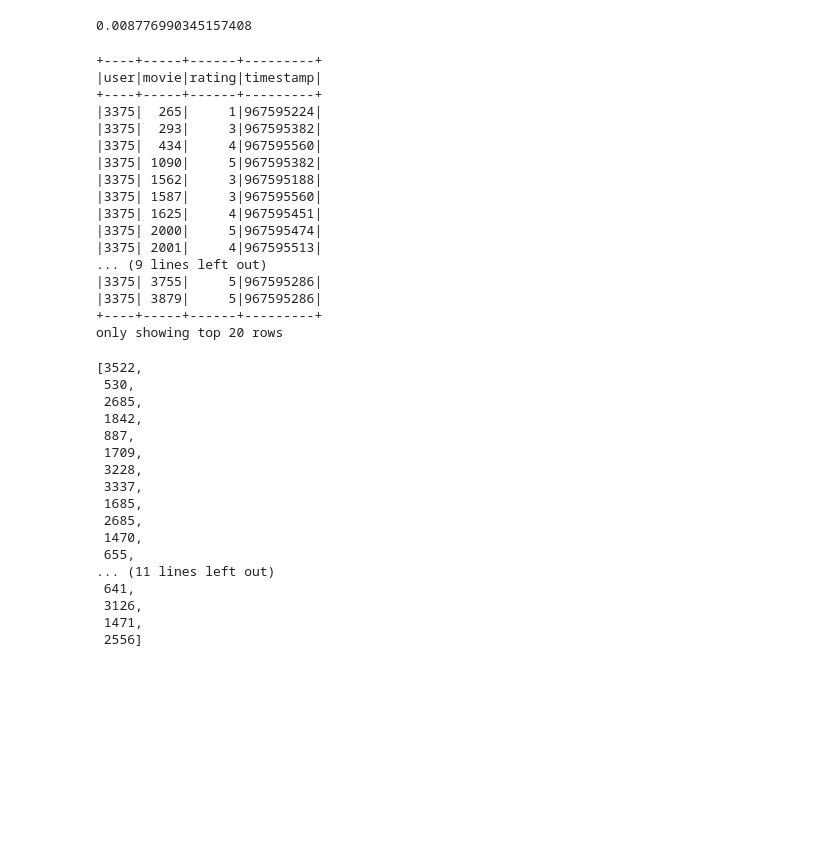
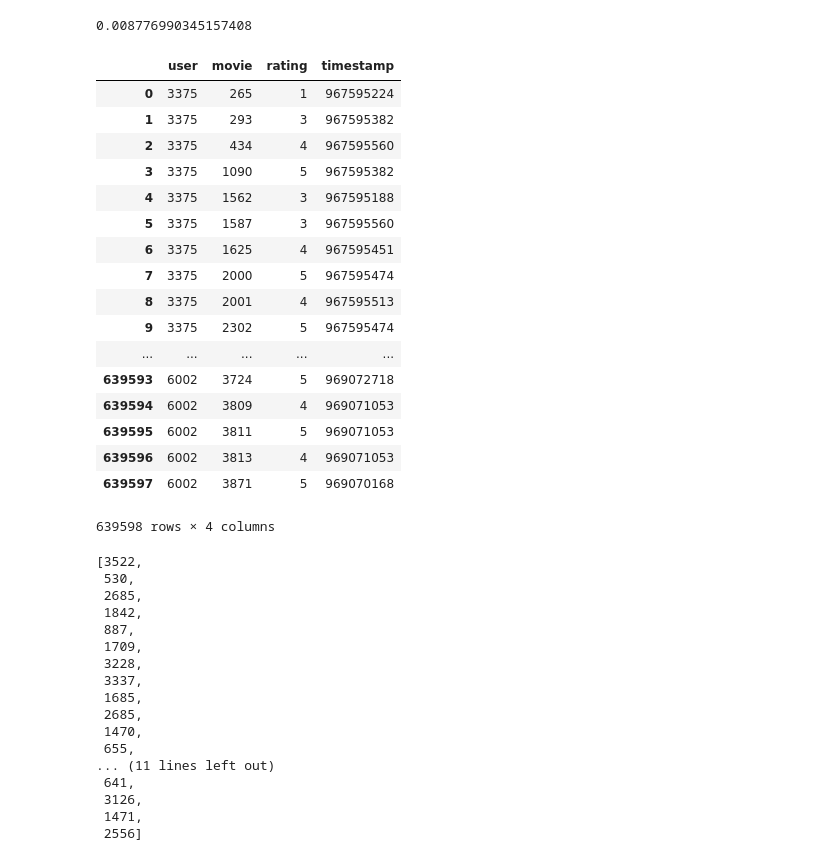
Before and after one commit to asml09/recommenders-, a Jupyter notebook: andrea.ipynb, the cells around one changed output. Saved outputs shown, nothing was run; the diff lists cells and outputs as text; code cells hidden in the pictures; blank space fills up the shorter version.

Commit message:
testing

```diff
--- a/andrea.ipynb
+++ b/andrea.ipynb
@@ -116,29 +116,35 @@ als_model = ALS(
 # %%
 # fitting
 train, test = traintestsplit()
+train_df = train.toPandas()
+test_df = test.toPandas()
+train_df.to_csv('./data/a_training.csv')
+test_df.to_csv('./data/a_testing.csv')
 recommender = als_model.fit(train)
 # %%
 # find if there are some movies that do not appear in train
-# s_df is dataset before split
-train.show()
+# test_df.drop(cols = ['rating', 'timestamp'], axis = 1, inplace=True)
+# test_df.to_csv('data/a_requests.csv')
+train_df
 # %% [output]
+|  | user | movie | rating | timestamp |
+| 0 | 3375 | 265 | 1 | 967595224 |
+| 1 | 3375 | 293 | 3 | 967595382 |
+| 2 | 3375 | 434 | 4 | 967595560 |
+| 3 | 3375 | 1090 | 5 | 967595382 |
+| 4 | 3375 | 1562 | 3 | 967595188 |
+| 5 | 3375 | 1587 | 3 | 967595560 |
+| 6 | 3375 | 1625 | 4 | 967595451 |
+| 7 | 3375 | 2000 | 5 | 967595474 |
+| 8 | 3375 | 2001 | 4 | 967595513 |
+| 9 | 3375 | 2302 | 5 | 967595474 |
+| ... | ... | ... | ... | ... |
+| 639593 | 6002 | 3724 | 5 | 969072718 |
+| 639594 | 6002 | 3809 | 4 | 969071053 |
+| 639595 | 6002 | 3811 | 5 | 969071053 |
+| 639596 | 6002 | 3813 | 4 | 969071053 |
+| 639597 | 6002 | 3871 | 5 | 969070168 |
-+----+-----+------+---------+
-|user|movie|rating|timestamp|
-+----+-----+------+---------+
-|3375|  265|     1|967595224|
-|3375|  293|     3|967595382|
-|3375|  434|     4|967595560|
-|3375| 1090|     5|967595382|
-|3375| 1562|     3|967595188|
-|3375| 1587|     3|967595560|
-|3375| 1625|     4|967595451|
-|3375| 2000|     5|967595474|
-|3375| 2001|     4|967595513|
-... (9 lines left out)
-|3375| 3755|     5|967595286|
-|3375| 3879|     5|967595286|
-+----+-----+------+---------+
-only showing top 20 rows
+639598 rows × 4 columns
 # %%
 # distinct = s_df.select("movie").distinct().show()
 train_pd = train.toPandas()
```
Also changed, not shown: parts of 1 cell of this notebook, 4 other files.
